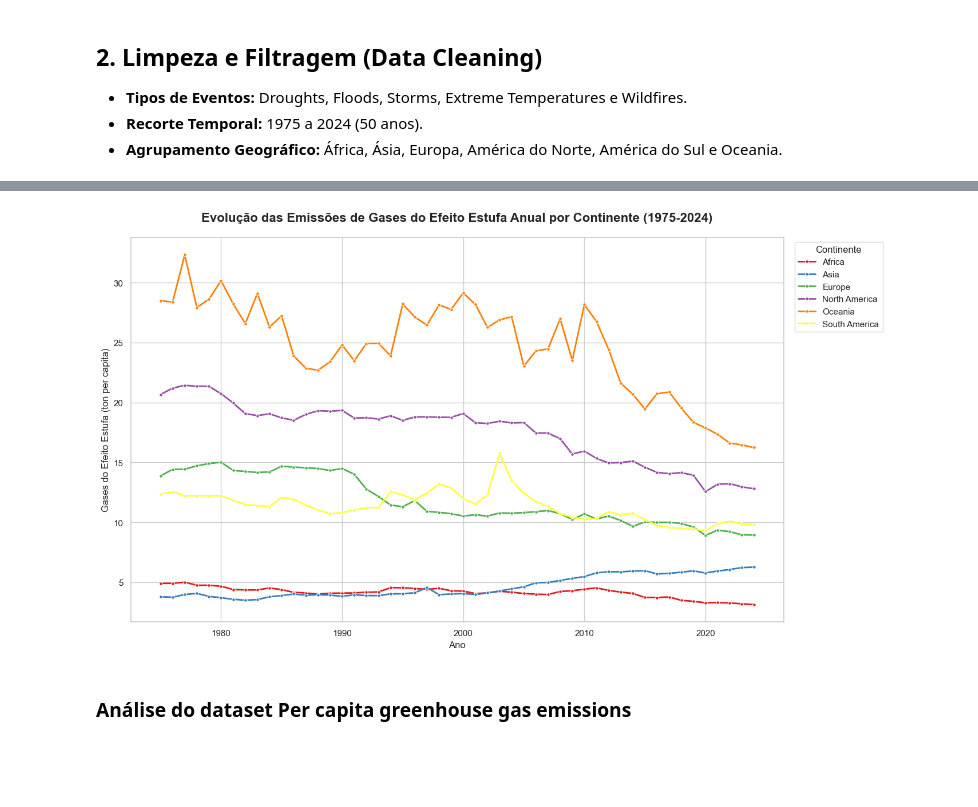
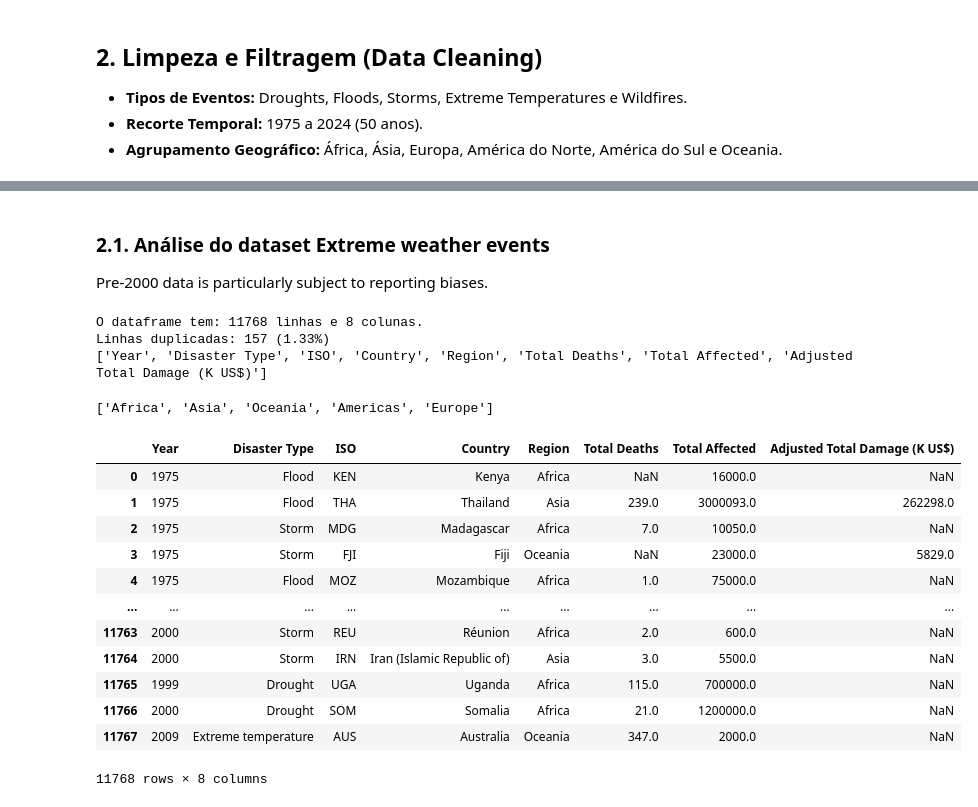
Before and after one commit to felipesabbado/2026-IPS-vd-project, a Jupyter notebook: notebooks/analysis.ipynb, the cells around one changed output, grey strips where cells are left out. Cells and saved outputs as stored; diff of their text form; code cells hidden in the pictures; blank space fills up the shorter version.

```diff
--- a/notebooks/analysis.ipynb
+++ b/notebooks/analysis.ipynb
@@ -490,34 +85,0 @@ memory usage: 1.1+ MB
-# %%
-# Criar um gráfico de linhas para mostrar a evolução das anomalias médias nas temperaturas médias anuais por continente
-# 1. Configurar o estilo visual para ficar profissional (padrão IEEE)
-plt.figure(figsize=(14, 8))
-sns.set_theme(style="whitegrid") # Adiciona grades para facilitar a leitura
-
-# 2. Criar o gráfico de linhas
-# 'hue' define uma cor diferente para cada continente (Region)
-line_plot = sns.lineplot(
-    data=gas_emissions_1,
-    x='Year',
-    y='Greenhouse gas emissions',
-    hue='Region',
-    marker='o',         # Adiciona marcadores nos pontos anuais
-    markersize=4,
-    linewidth=2,
-    palette='Set1'      # Paleta de cores com alto contraste
-)
-
-# 3. Customização e Títulos
-plt.title('Evolução das Emissões de Gases do Efeito Estufa Anual por Continente (1975-2024)', fontsize=16, fontweight='bold', pad=20)
-plt.xlabel('Ano', fontsize=12)
-plt.ylabel('Gases do Efeito Estufa (ton per capita)', fontsize=12)
-
-# 4. Ajustar a Legenda para fora do gráfico para não obstruir os dados
-plt.legend(title='Continente', title_fontsize='12', fontsize='11', bbox_to_anchor=(1.01, 1), loc='upper left')
-
-# 5. Ajuste fino do layout e exibição
-plt.tight_layout()
-plt.show()
-# %% [output]
-[figure, removed]
-# %% [markdown]
-### Análise do dataset **Per capita greenhouse gas emissions**
@@ -525,0 +86,34 @@ emdata = pd.read_excel("./emdat/EMDAT-Events_Clean")
+# %% [markdown]
+### 2.1. Análise do dataset **Extreme weather events**
+
+Pre-2000 data is particularly subject to reporting biases.
+# %%
+rows, cols = extreme_weather_events.shape
+
+print(f"O dataframe tem: {rows} linhas e {cols} colunas.")
+
+show_duplicate_lines(extreme_weather_events)
+
+print(extreme_weather_events.columns.to_list())
+# %% [output]
+O dataframe tem: 11768 linhas e 8 colunas.
+Linhas duplicadas: 157 (1.33%)
+['Year', 'Disaster Type', 'ISO', 'Country', 'Region', 'Total Deaths', 'Total Affected', 'Adjusted Total Damage (K US$)']
+# %%
+print(extreme_weather_events.Region.unique().tolist())
+extreme_weather_events
+# %% [output]
+['Africa', 'Asia', 'Oceania', 'Americas', 'Europe']
+|  | Year | Disaster Type | ISO | Country | Region | Total Deaths | Total Affected | Adjusted Total Damage (K US$) |
+| 0 | 1975 | Flood | KEN | Kenya | Africa | NaN | 16000.0 | NaN |
+| 1 | 1975 | Flood | THA | Thailand | Asia | 239.0 | 3000093.0 | 262298.0 |
+| 2 | 1975 | Storm | MDG | Madagascar | Africa | 7.0 | 10050.0 | NaN |
+| 3 | 1975 | Storm | FJI | Fiji | Oceania | NaN | 23000.0 | 5829.0 |
+| 4 | 1975 | Flood | MOZ | Mozambique | Africa | 1.0 | 75000.0 | NaN |
+| ... | ... | ... | ... | ... | ... | ... | ... | ... |
+| 11763 | 2000 | Storm | REU | Réunion | Africa | 2.0 | 600.0 | NaN |
+| 11764 | 2000 | Storm | IRN | Iran (Islamic Republic of) | Asia | 3.0 | 5500.0 | NaN |
+| 11765 | 1999 | Drought | UGA | Uganda | Africa | 115.0 | 700000.0 | NaN |
+| 11766 | 2000 | Drought | SOM | Somalia | Africa | 21.0 | 1200000.0 | NaN |
+| 11767 | 2009 | Extreme temperature | AUS | Australia | Oceania | 347.0 | 2000.0 | NaN |
+11768 rows × 8 columns
```
Also changed, not shown: parts of 40 cells of this notebook, 1 other file.
